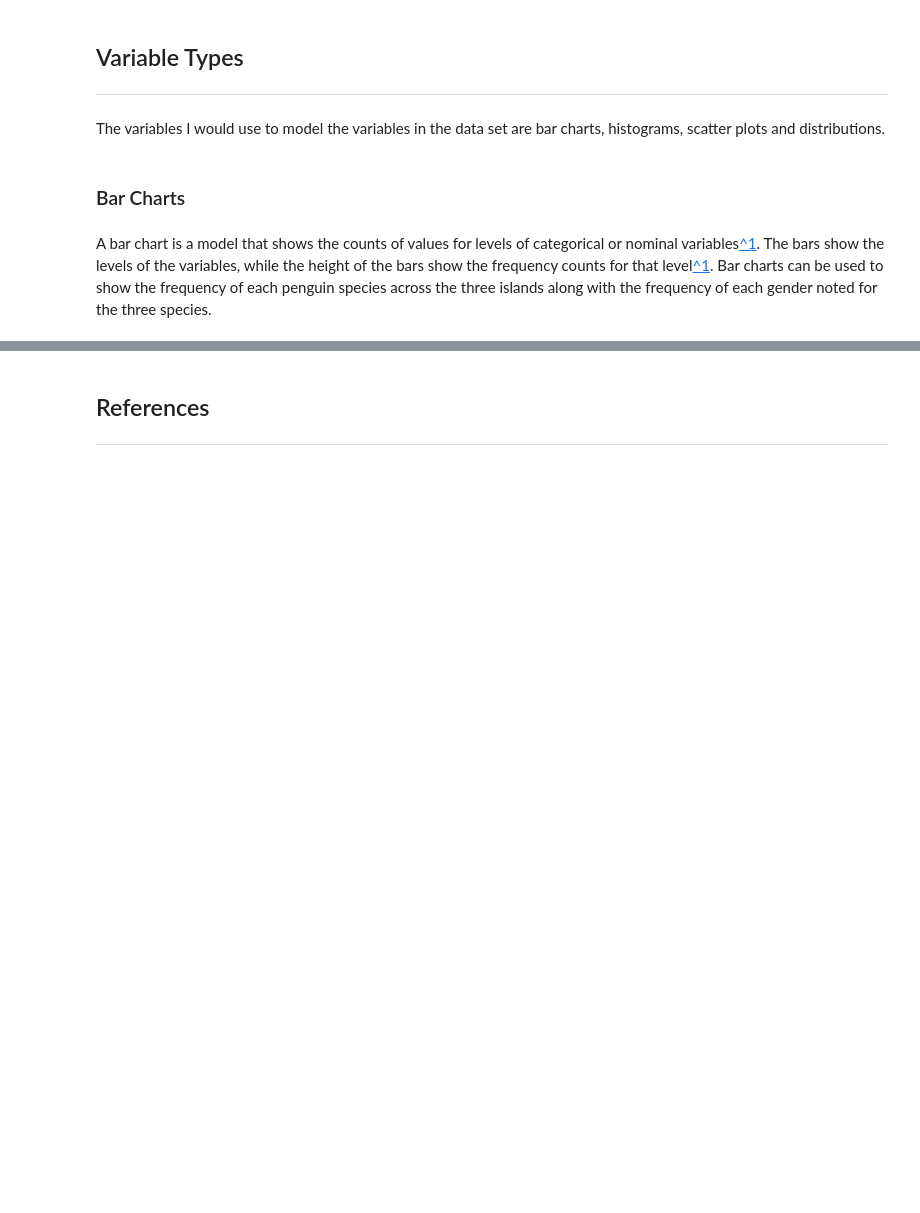
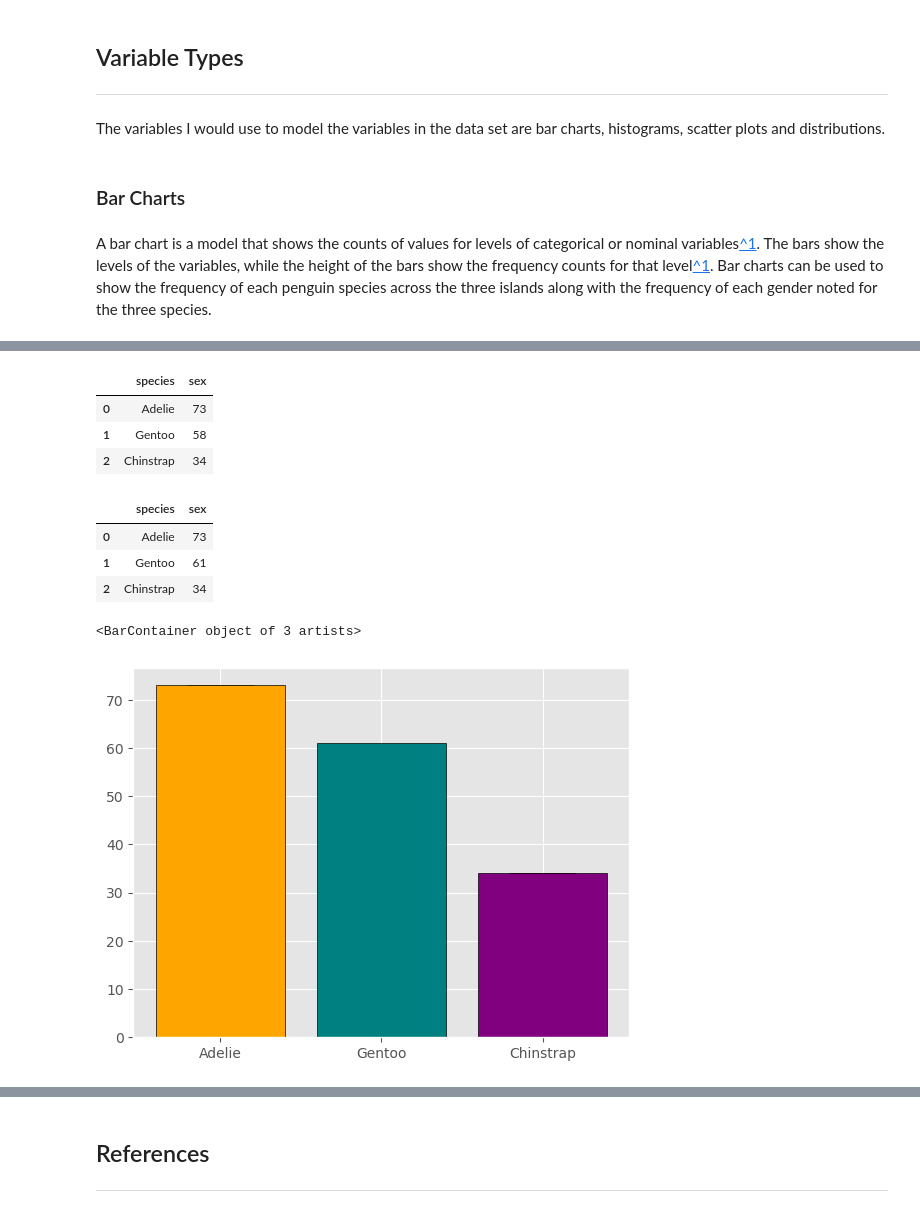
Before and after one commit to Sxnds01/myprojectpda, a Jupyter notebook: penguins.ipynb, the cells around one changed output, grey strips where cells are left out. Saved outputs shown, nothing was run; the diff lists cells and outputs as text; code cells hidden in the pictures; blank space fills up the shorter version.

Commit message:
bar chart and histogram attempt

```diff
--- a/penguins.ipynb
+++ b/penguins.ipynb
@@ -73,0 +107,26 @@ A bar chart is a model that shows the counts of values for levels of categorical
+# %%
+df = pd.read_csv('https://raw.githubusercontent.com/mwaskom/seaborn-data/master/penguins.csv')
+# %%
+female_df = (pd.DataFrame(df[df['sex'] == 'FEMALE'][['species', 'sex']].groupby('species')['sex'].count()).sort_values('sex', ascending=False).reset_index().rename(columns={'Sex': 'Female'}))
+female_df
+# %% [output]
+|  | species | sex |
+| 0 | Adelie | 73 |
+| 1 | Gentoo | 58 |
+| 2 | Chinstrap | 34 |
+# %%
+male_df = (pd.DataFrame(df[df['sex'] == 'MALE'][['species', 'sex']].groupby('species')['sex'].count()).sort_values('sex', ascending=False).reset_index().rename(columns={'Sex': 'Male'}))
+
+male_df
+# %% [output]
+|  | species | sex |
+| 0 | Adelie | 73 |
+| 1 | Gentoo | 61 |
+| 2 | Chinstrap | 34 |
+# %%
+style.use('ggplot')
+plt.bar(x=female_df['species'], height=female_df['sex'], width=0.4, edgecolor = ('black'), color = ('orange'),)
+plt.bar(x=male_df['species'], height=male_df['sex'], width=0.8, edgecolor = ('black'), color = ('orange', 'teal', 'purple'))
+# %% [output]
+<BarContainer object of 3 artists>
+[figure, added]
```
Also changed, not shown: parts of 18 cells of this notebook.
